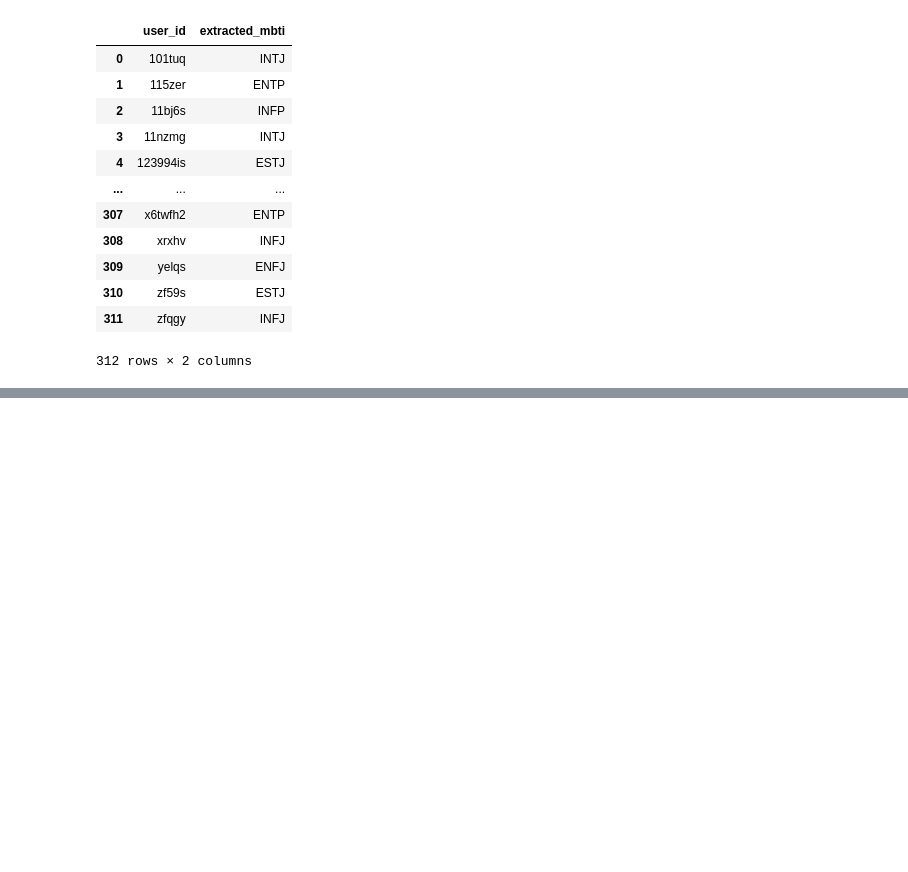
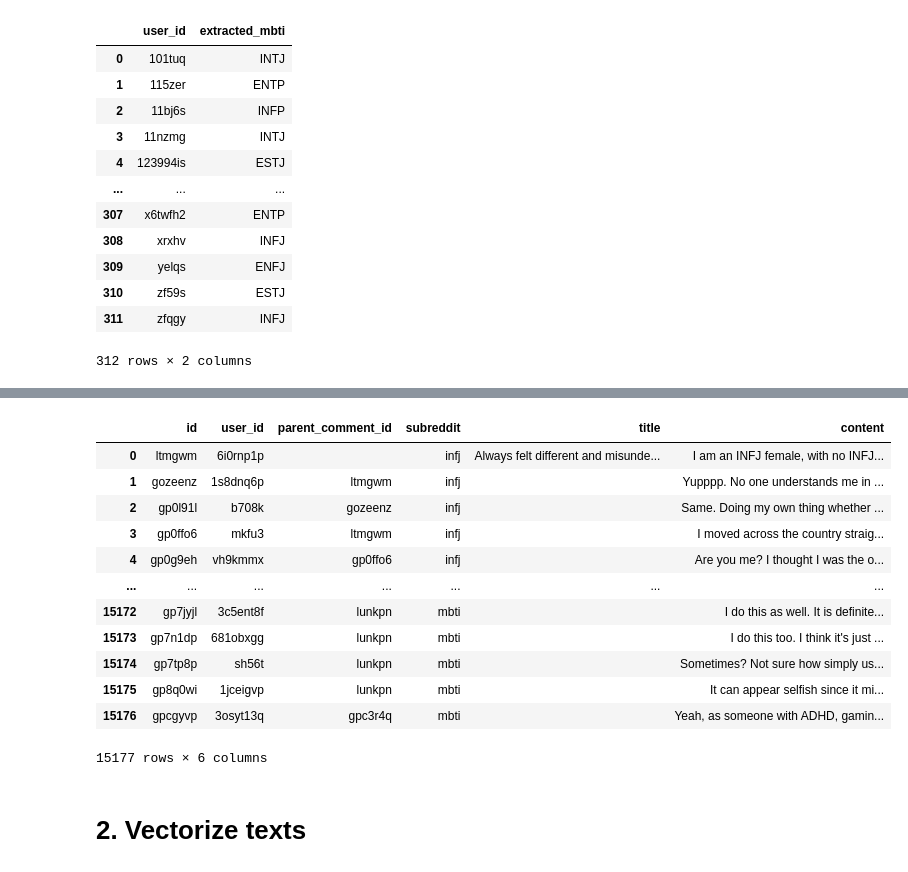
Before and after one commit to MaximeBastion/mbti-type-from-text, a Jupyter notebook: notebooks/reddit_exploration.ipynb, the cells around one changed output, grey strips where cells are left out. Saved outputs shown, nothing was run; the diff lists cells and outputs as text; code cells hidden in the pictures; blank space fills up the shorter version.

```diff
--- a/notebooks/reddit_exploration.ipynb
+++ b/notebooks/reddit_exploration.ipynb
@@ -361,0 +272,18 @@ px.bar(users_df.groupby("mbti_type")["id"].count().sort_values(ascending=False))
+# %%
+comments_df[["id", "user_id", "parent_comment_id", "subreddit", "title", "content"]]
+# %% [output]
+|  | id | user_id | parent_comment_id | subreddit | title | content |
+| 0 | ltmgwm | 6i0rnp1p |  | infj | Always felt different and misunde... | I am an INFJ female, with no INFJ... |
+| 1 | gozeenz | 1s8dnq6p | ltmgwm | infj |  | Yupppp. No one understands me in ... |
+| 2 | gp0l91l | b708k | gozeenz | infj |  | Same. Doing my own thing whether ... |
+| 3 | gp0ffo6 | mkfu3 | ltmgwm | infj |  | I moved across the country straig... |
+| 4 | gp0g9eh | vh9kmmx | gp0ffo6 | infj |  | Are you me? I thought I was the o... |
+| ... | ... | ... | ... | ... | ... | ... |
+| 15172 | gp7jyjl | 3c5ent8f | lunkpn | mbti |  | I do this as well. It is definite... |
+| 15173 | gp7n1dp | 681obxgg | lunkpn | mbti |  | I do this too. I think it's just ... |
+| 15174 | gp7tp8p | sh56t | lunkpn | mbti |  | Sometimes? Not sure how simply us... |
+| 15175 | gp8q0wi | 1jceigvp | lunkpn | mbti |  | It can appear selfish since it mi... |
+| 15176 | gpcgyvp | 3osyt13q | gpc3r4q | mbti |  | Yeah, as someone with ADHD, gamin... |
+15177 rows × 6 columns
+# %% [markdown]
+# 2. Vectorize texts
```
Also changed, not shown: parts of 54 cells of this notebook.
